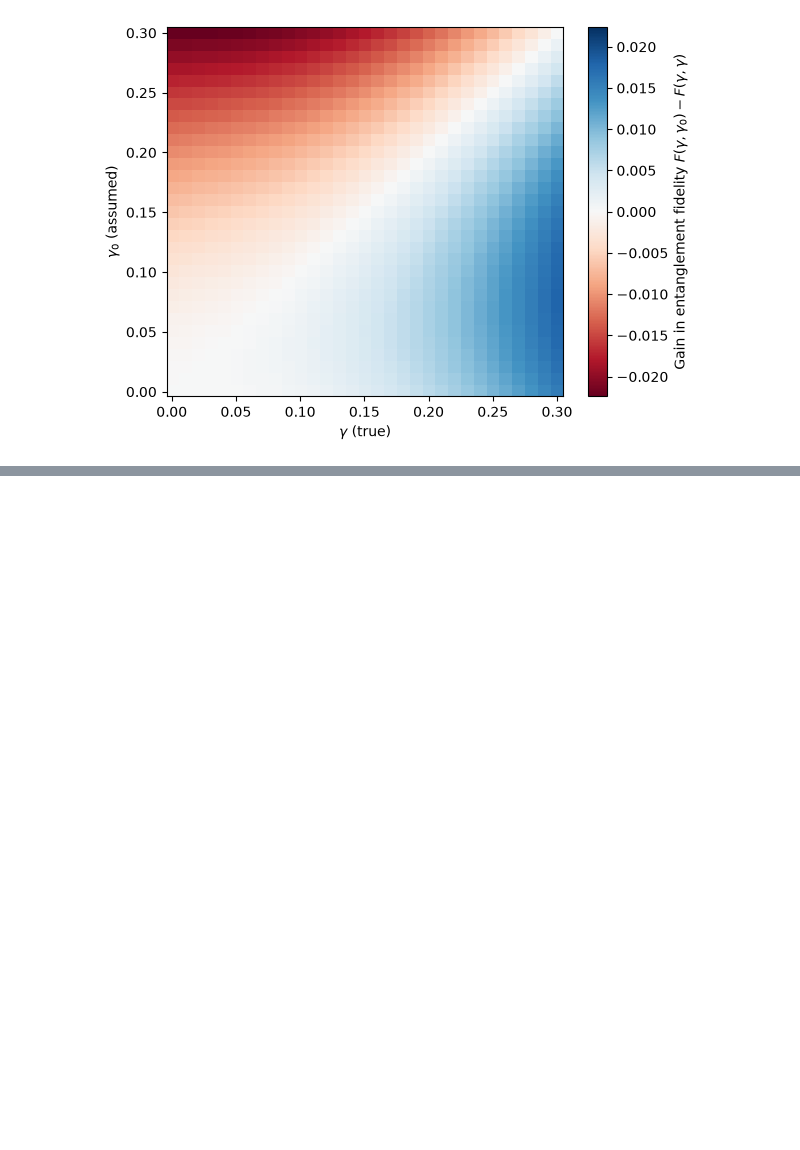
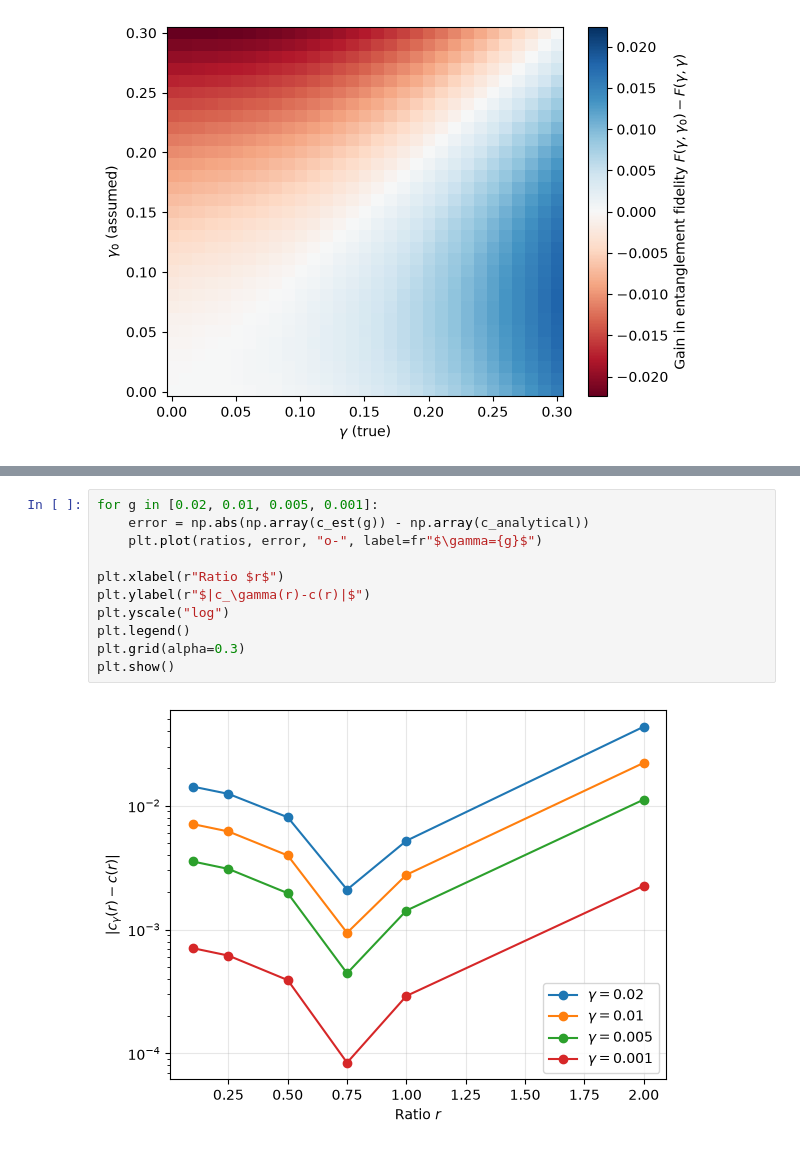
Before and after one commit to plevilion/qec-optimal-recovery, a Jupyter notebook: notebooks/petz_calibration.ipynb, the cells around one changed output, grey strips where cells are left out. Cells and saved outputs as stored; diff of their text form; blank space fills up the shorter version.

```diff
--- a/notebooks/petz_calibration.ipynb
+++ b/notebooks/petz_calibration.ipynb
@@ -51,0 +70,13 @@ plt.show()
+# %%
+for g in [0.02, 0.01, 0.005, 0.001]:
+    error = np.abs(np.array(c_est(g)) - np.array(c_analytical))
+    plt.plot(ratios, error, "o-", label=fr"$\gamma={g}$")
+
+plt.xlabel(r"Ratio $r$")
+plt.ylabel(r"$|c_\gamma(r)-c(r)|$")
+plt.yscale("log")
+plt.legend()
+plt.grid(alpha=0.3)
+plt.show()
+# %% [output]
+[figure, added]
```
Also changed, not shown: parts of 1 cell of this notebook, 2 other files.
